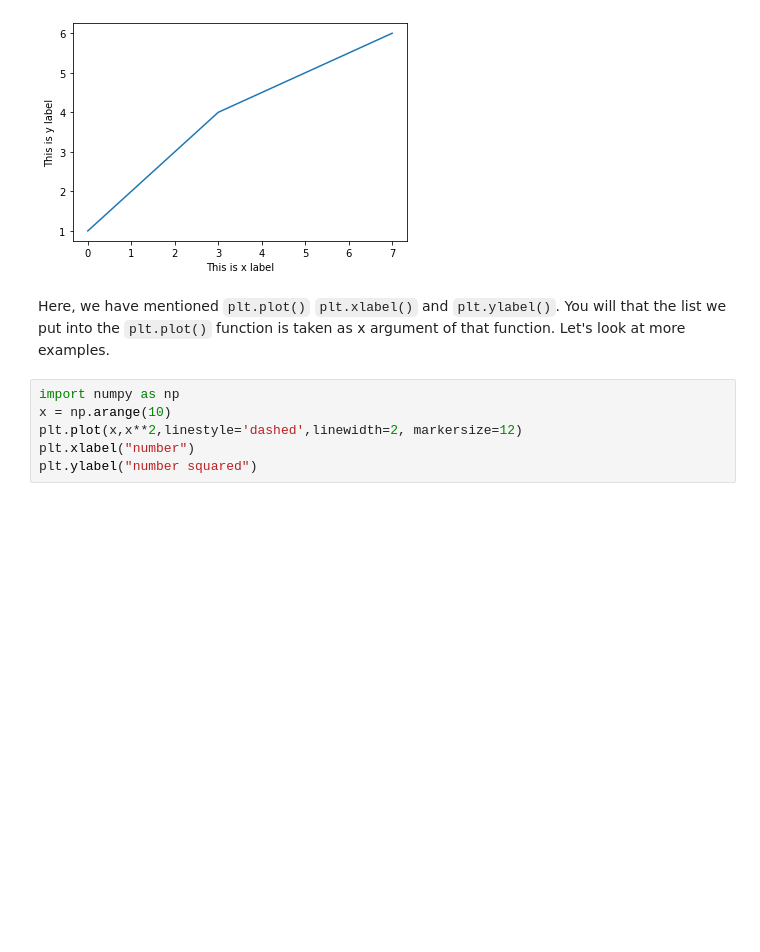
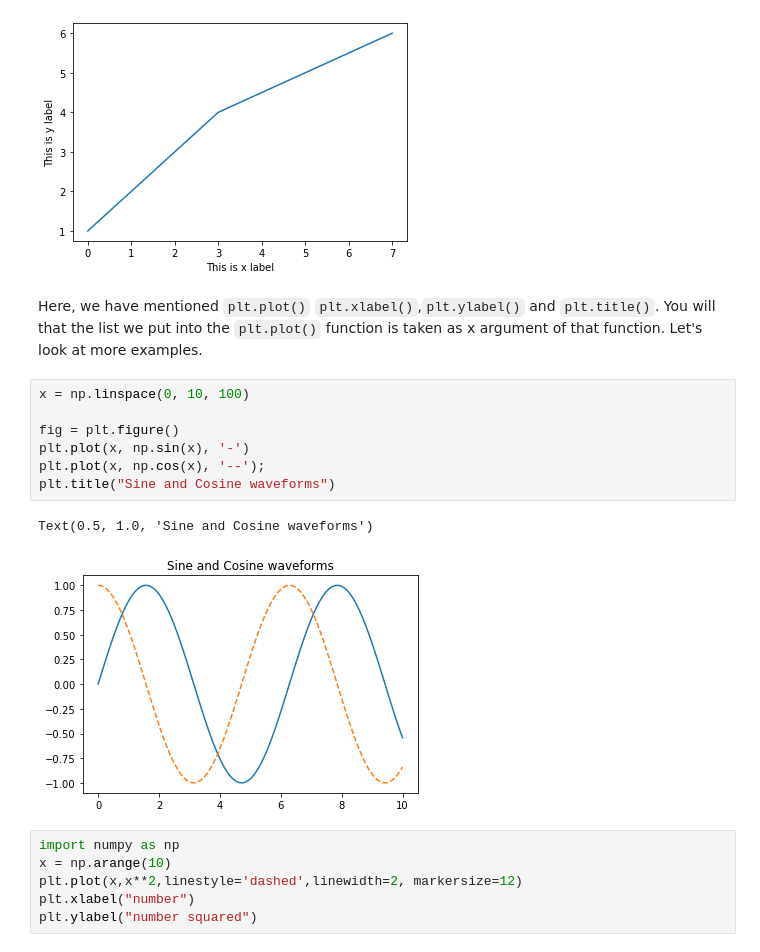
Before and after one commit to ytu-cvlab/mce-51069, a Jupyter notebook: _notebooks/2020-12-16-week1-day3.ipynb, the cells around one changed output. Cells and saved outputs as stored; diff of their text form; blank space fills up the shorter version.

```diff
--- a/_notebooks/2020-12-16-week1-day3.ipynb
+++ b/_notebooks/2020-12-16-week1-day3.ipynb
@@ -184,7 +189,17 @@ plt.show()
 # %% [output]
 [figure]
 # %% [markdown]
-Here, we have mentioned `plt.plot()` `plt.xlabel()` and `plt.ylabel()`. You will that the list we put into the `plt.plot()` function is taken as x argument of that function. Let's look at more examples.
+Here, we have mentioned `plt.plot()` `plt.xlabel()`,`plt.ylabel()` and `plt.title()`. You will that the list we put into the `plt.plot()` function is taken as x argument of that function. Let's look at more examples.
+# %%
+x = np.linspace(0, 10, 100)
+
+fig = plt.figure()
+plt.plot(x, np.sin(x), '-')
+plt.plot(x, np.cos(x), '--');
+plt.title("Sine and Cosine waveforms")
+# %% [output]
+Text(0.5, 1.0, 'Sine and Cosine waveforms')
+[figure, added]
 # %%
 import numpy as np
 x = np.arange(10)
```
Also changed, not shown: parts of 14 cells of this notebook.
